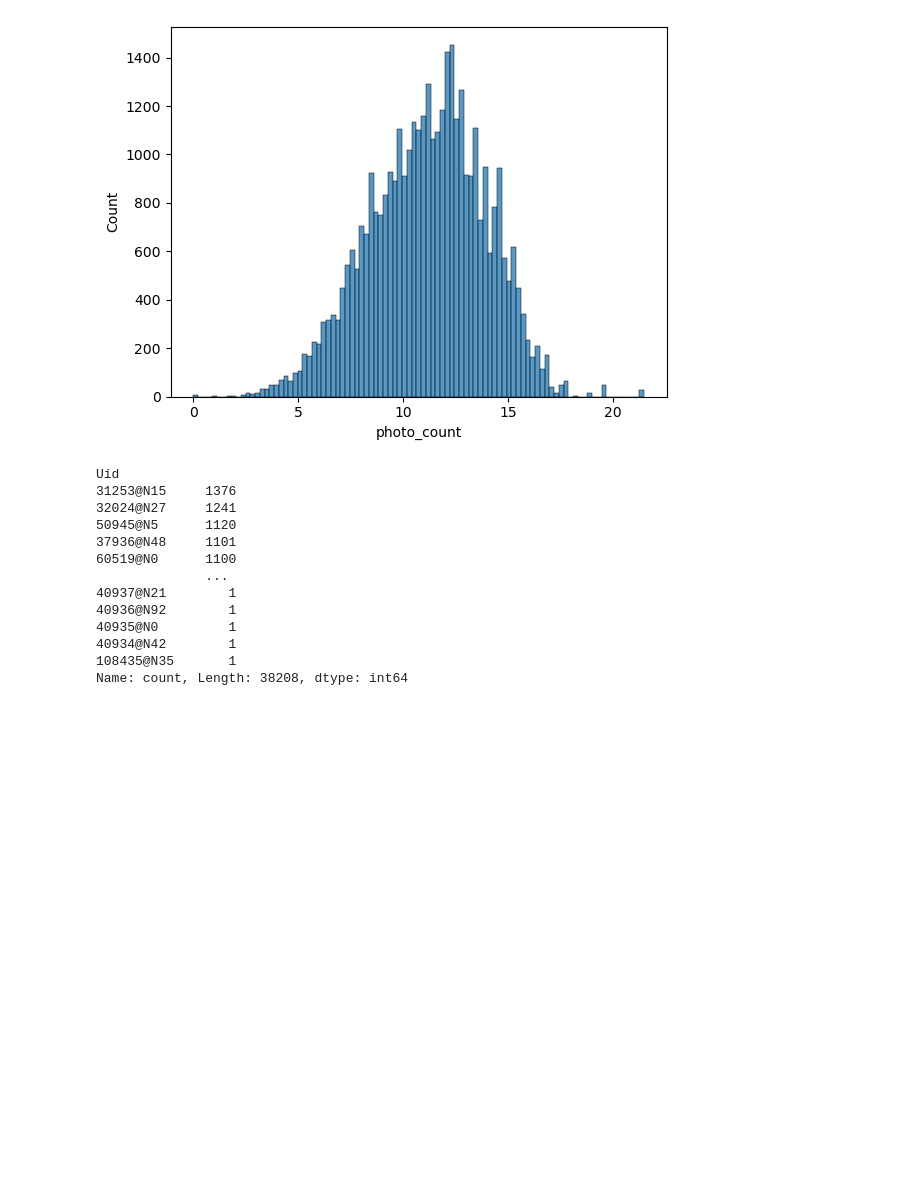
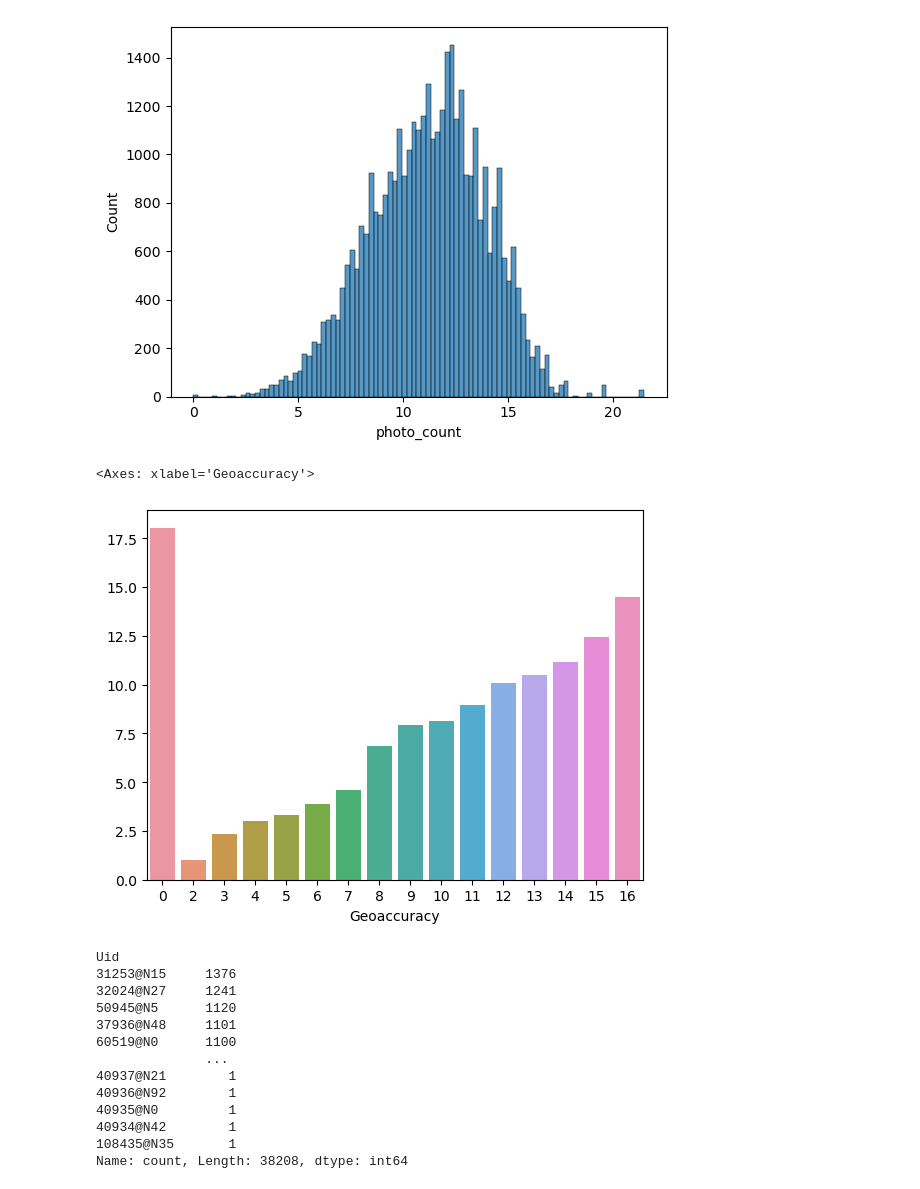
Before and after one commit to allenkuncheria/Social-Media-Popularity-Prediction-using-Multimodal-Deep-Learning, a Jupyter notebook: Social Features.ipynb, the cells around one changed output. Cells and saved outputs as stored; diff of their text form; code cells hidden in the pictures; blank space fills up the shorter version.

```diff
--- a/Social Features.ipynb
+++ b/Social Features.ipynb
@@ -565,6 +565,13 @@ sns.histplot(np.log2(user_df['photo_count']))
 # %% [output]
 <Axes: xlabel='photo_count', ylabel='Count'>
 [figure]
+# %%
+# Plotting a bar chart of the 'Geoaccuracy' with the y-axis on a logarithmic scale
+g = np.log2(df['Geoaccuracy'].value_counts())
+sns.barplot(x=g.index, y=g.values)
+# %% [output]
+<Axes: xlabel='Geoaccuracy'>
+[figure, added]
 # %%
 # Plotting a histogram of the number of posts of each user
 df['Uid'].value_counts()
```
Also changed, not shown: parts of 29 cells of this notebook.
